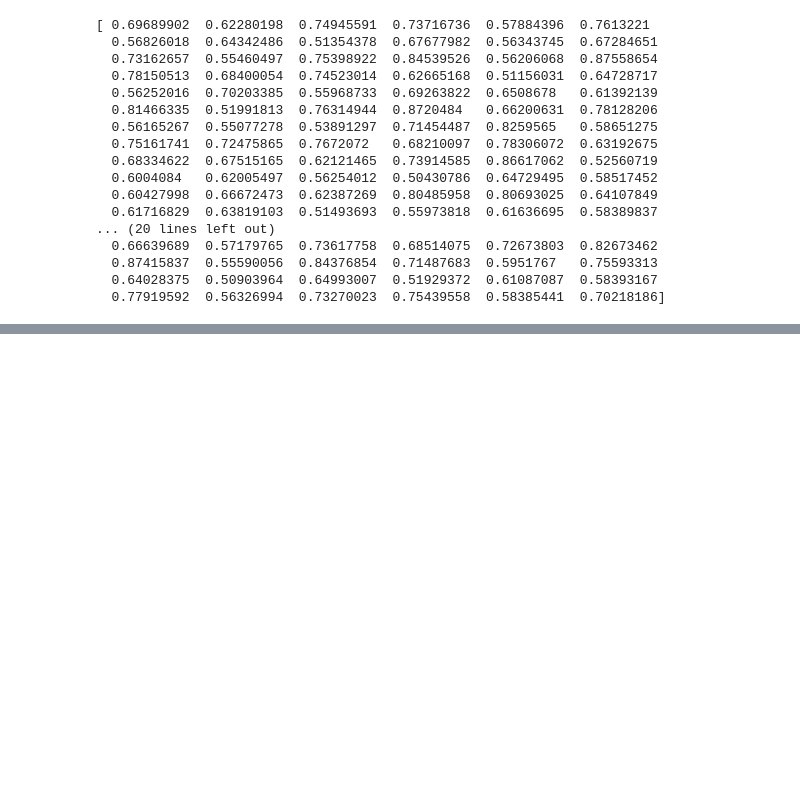
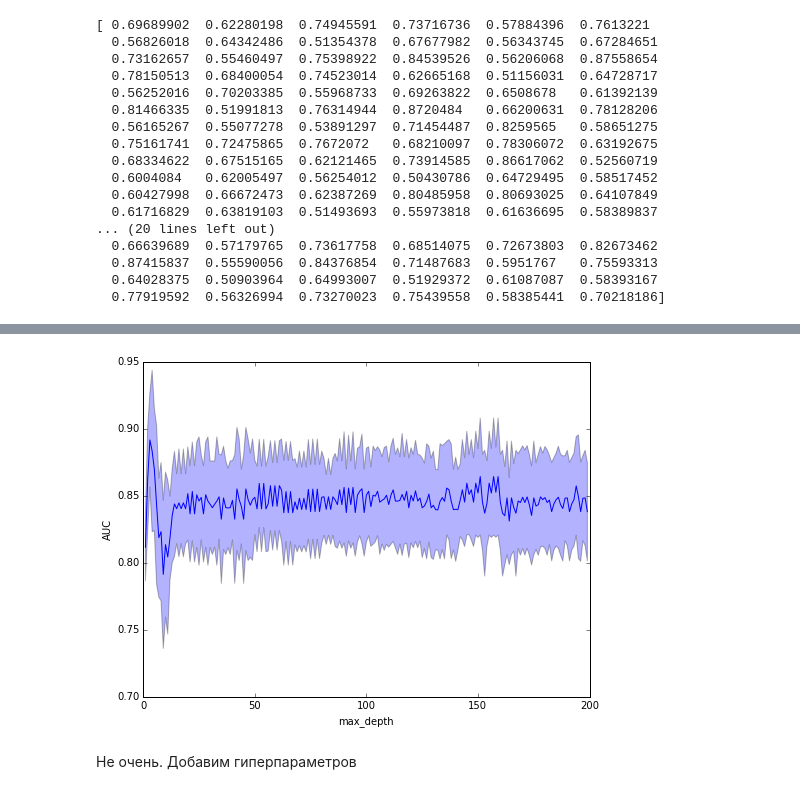
Before and after one commit to alexsyrom/SHAD_ML_KAGGLE_1, a Jupyter notebook: solution.ipynb, the cells around one changed output, grey strips where cells are left out. Saved outputs shown, nothing was run; the diff lists cells and outputs as text; code cells hidden in the pictures; blank space fills up the shorter version.

```diff
--- a/solution.ipynb
+++ b/solution.ipynb
@@ -247,0 +257,10 @@ plot_quality(grid_searcher, 'n_neighbors')
+# %%
+def scaled_learn(clf, params):
+    grid_searcher = GridSearchCV(clf,\
+                             params, cv=5, scoring='roc_auc', n_jobs=3)
+    grid_searcher.fit(X_train_scaled, y_train)
+
+    print(grid_searcher.best_score_)
+    print(grid_searcher.best_estimator_)
+
+    return grid_searcher
@@ -247,0 +269,5 @@ plot_quality(grid_searcher, 'n_neighbors')
+# %%
+%%time
+
+params = {'max_depth': arange(1, 200, 1)}
+dtc_grid_searcher = scaled_learn(DTC(), params)
@@ -247,0 +282,6 @@ plot_quality(grid_searcher, 'n_neighbors')
+# %%
+plot_quality(dtc_grid_searcher, 'max_depth')
+# %% [output]
+[figure, added]
+# %% [markdown]
+Не очень. Добавим гиперпараметров
```
Also changed, not shown: parts of 45 cells of this notebook, 1 other file.
